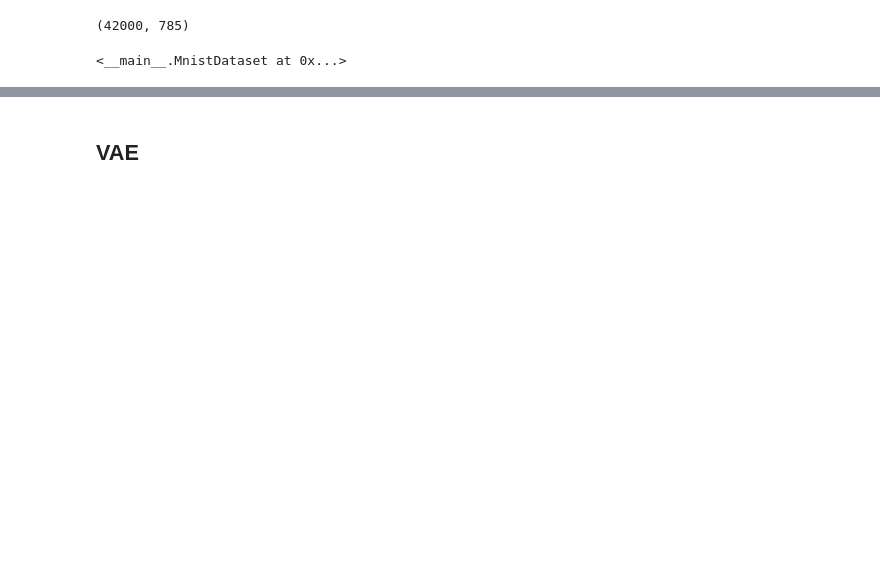
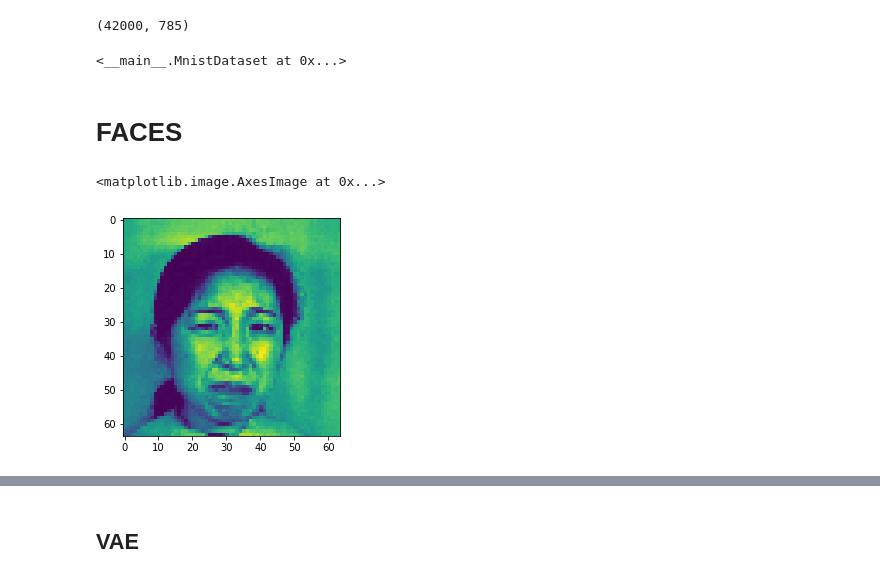
Before and after one commit to rykachevskiy/VAEtorch, a Jupyter notebook: VAE.ipynb, the cells around one changed output, grey strips where cells are left out. Cells and saved outputs as stored; diff of their text form; code cells hidden in the pictures; blank space fills up the shorter version.

```diff
--- a/VAE.ipynb
+++ b/VAE.ipynb
@@ -78,3 +50,5 @@ mnist_dataset
 # %%
 dataloader = DataLoader(mnist_dataset, batch_size=4,
                         shuffle=True, num_workers=4)
+# %% [markdown]
+# FACES
@@ -80,0 +57,5 @@ dataloader = DataLoader(mnist_dataset, batch_size=4,
+# %%
+plt.imshow(cv2.resize(plt.imread("./data/jaffe/KA.DI3.44.tiff"), (64,64)))
+# %% [output]
+<matplotlib.image.AxesImage at 0x...>
+[figure, added]
```
Also changed, not shown: parts of 31 cells of this notebook, 1 other file.
